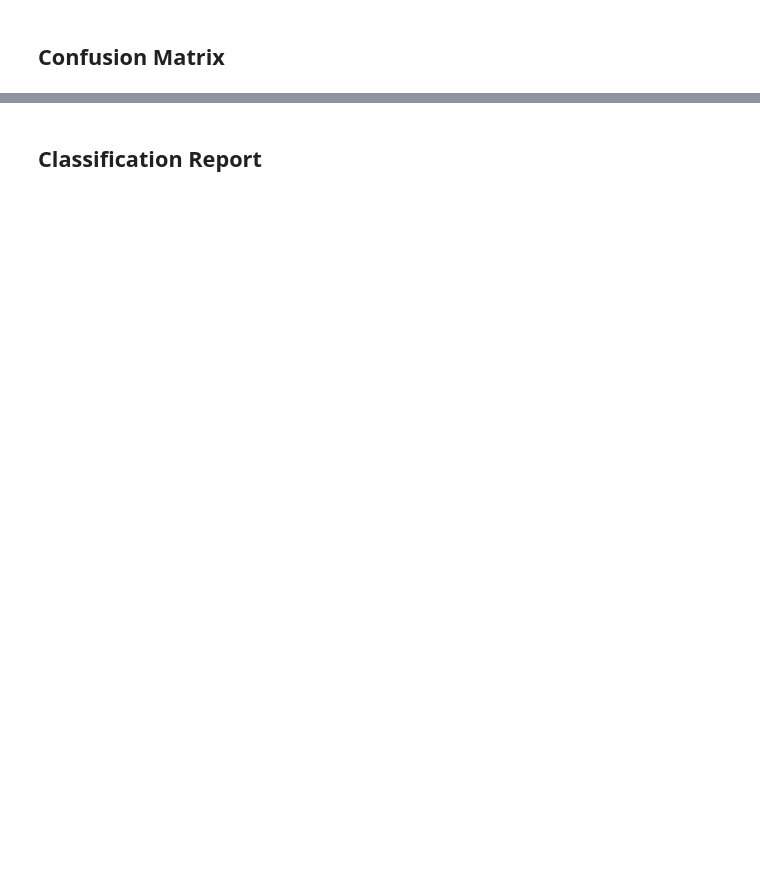
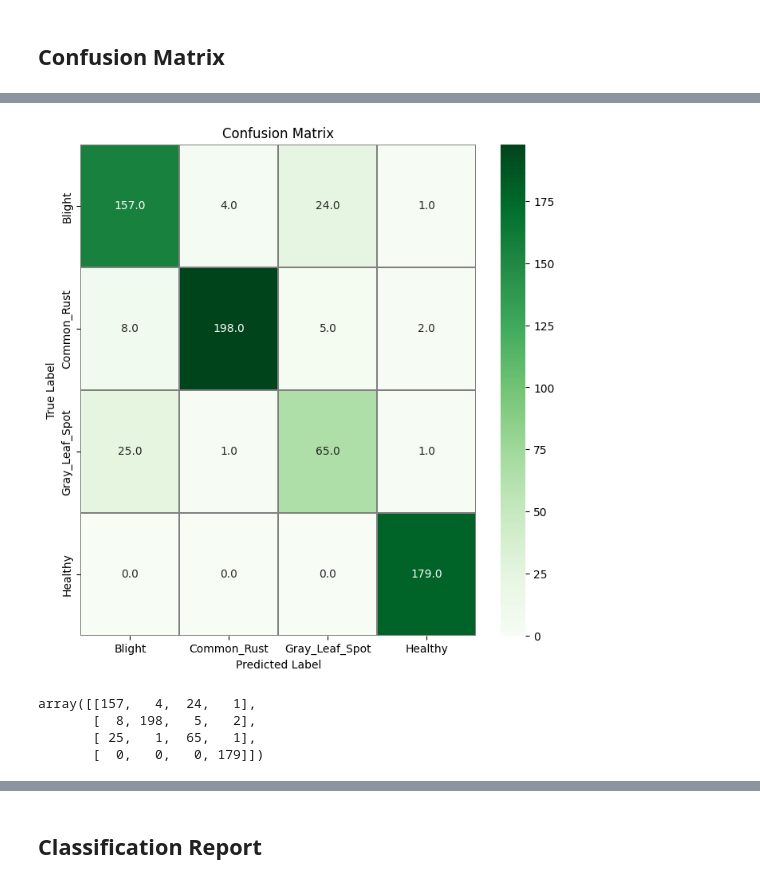
Before and after one commit to 04nada/corn-leaf-disease-classifier, a Jupyter notebook: cnn/cnn.ipynb, the cells around one changed output, grey strips where cells are left out. Cells and saved outputs as stored; diff of their text form; code cells hidden in the pictures; blank space fills up the shorter version.

```diff
--- a/cnn/cnn.ipynb
+++ b/cnn/cnn.ipynb
@@ -519,0 +521,3 @@ plt.show()
+# %%
+generate_confusion_matrix(X_val, Y_val, get_dataset_classes(TRAIN_PATH))
+# %% [output]
@@ -520 +525,6 @@ plt.show()
+[figure, added]
+array([[157,   4,  24,   1],
+       [  8, 198,   5,   2],
+       [ 25,   1,  65,   1],
+       [  0,   0,   0, 179]])
 # %%
```
Also changed, not shown: parts of 17 cells of this notebook, 3 other files.
